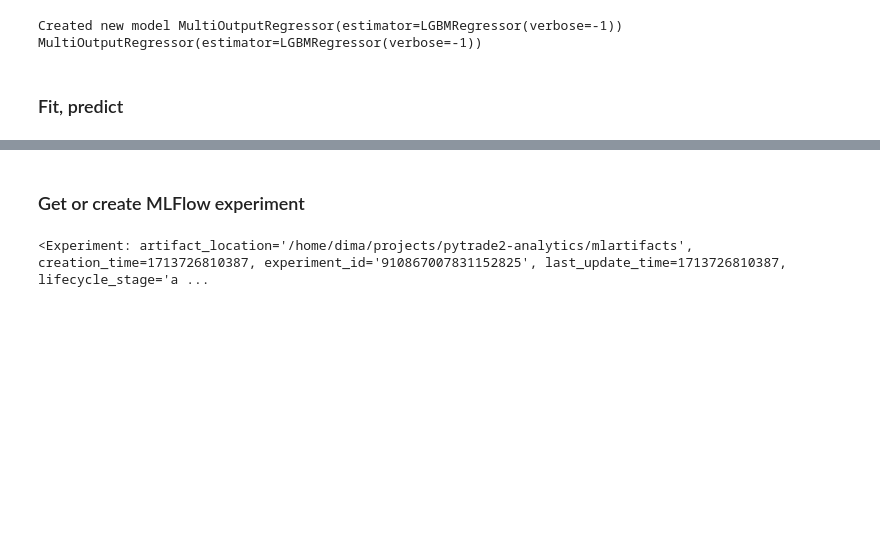
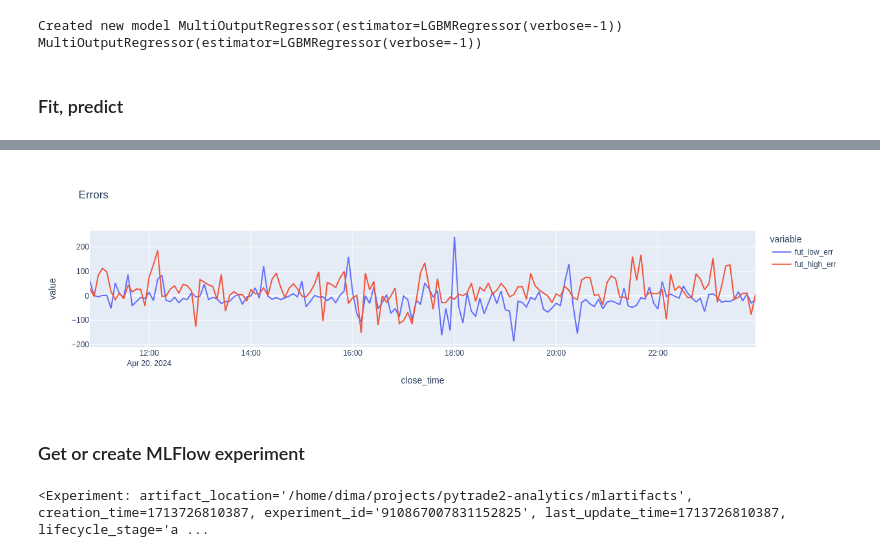
Before and after one commit to DmitryPukhov/pytrade2-analytics, a Jupyter notebook: LowHighRegression MLFlow.ipynb, the cells around one changed output, grey strips where cells are left out. Cells and saved outputs as stored; diff of their text form; code cells hidden in the pictures; blank space fills up the shorter version.

```diff
--- a/LowHighRegression MLFlow.ipynb
+++ b/LowHighRegression MLFlow.ipynb
@@ -97,4 +108,24 @@ Candles counts: {'5min': 865, '15min': 289}
 | 2024-04-20 23:55:00 | 23 | 55 | 15.65 | 63.30 | 39.475 | ... |
 # %% [markdown]
 ### Train test split
+# %%
+from sklearn.pipeline import Pipeline
+from sklearn.preprocessing import StandardScaler, MinMaxScaler, RobustScaler, MaxAbsScaler
+
+def create_pipe(x, y) -> (Pipeline, Pipeline):
+    """ Create feature and target pipelines to use for transform and inverse transform """
+
+    time_cols = [col for col in x.columns if col.startswith("time")]
+    float_cols = list(set(x.columns) - set(time_cols))
+
+    x_pipe = Pipeline(
+        [("xscaler", ColumnTransformer([("xrs", StandardScaler(), float_cols)], remainder="passthrough")),
+         ("xmms", MaxAbsScaler())])
+    x_pipe.fit(x)
+
+    y_pipe = Pipeline(
+        [("yrs", StandardScaler()),
+         ("ymms", MaxAbsScaler())])
+    y_pipe.fit(y)
+    return x_pipe, y_pipe
 # %%
@@ -185,6 +202,10 @@ Created new model MultiOutputRegressor(estimator=LGBMRegressor(verbose=-1))
 MultiOutputRegressor(estimator=LGBMRegressor(verbose=-1))
 # %% [markdown]
 ### Fit, predict
-# %%
-model.fit(x_train, y_train)
-y_pred = model.predict(x_test)
+# %%
+model.fit(x_pipe.transform(x_train), y_pipe.transform(y_train))
+
+y_pred = model.predict(x_pipe.transform(x_test))
+y_pred = y_pipe.inverse_transform(y_pred)
+y_pred = pd.DataFrame(y_pred, columns = y_test.columns, index = y_test.index)
+y_pred.tail()
@@ -191,3 +220,20 @@ y_pred = model.predict(x_test)
+# %%
+import plotly as py
+import plotly.express as px
+from plotly import graph_objects as go
+# Remove plotly warnings
+import warnings
+warnings.simplefilter(action='ignore', category=FutureWarning)
+
+def plot_y_pred_err(y_test, y_pred):
+    err = pd.DataFrame()
+    err['fut_low_err'] = y_pred['fut_low_diff'] - y_test['fut_low_diff']
+    err['fut_high_err'] = y_pred['fut_high_diff'] - y_test['fut_high_diff']
+    px.line(err, title='Errors').show()
+
+plot_y_pred_err(y_test, y_pred)
+# %% [output]
+[figure, added]
 # %% [markdown]
 ### Get or create MLFlow experiment
 # %%
```
Also changed, not shown: parts of 7 cells of this notebook.
